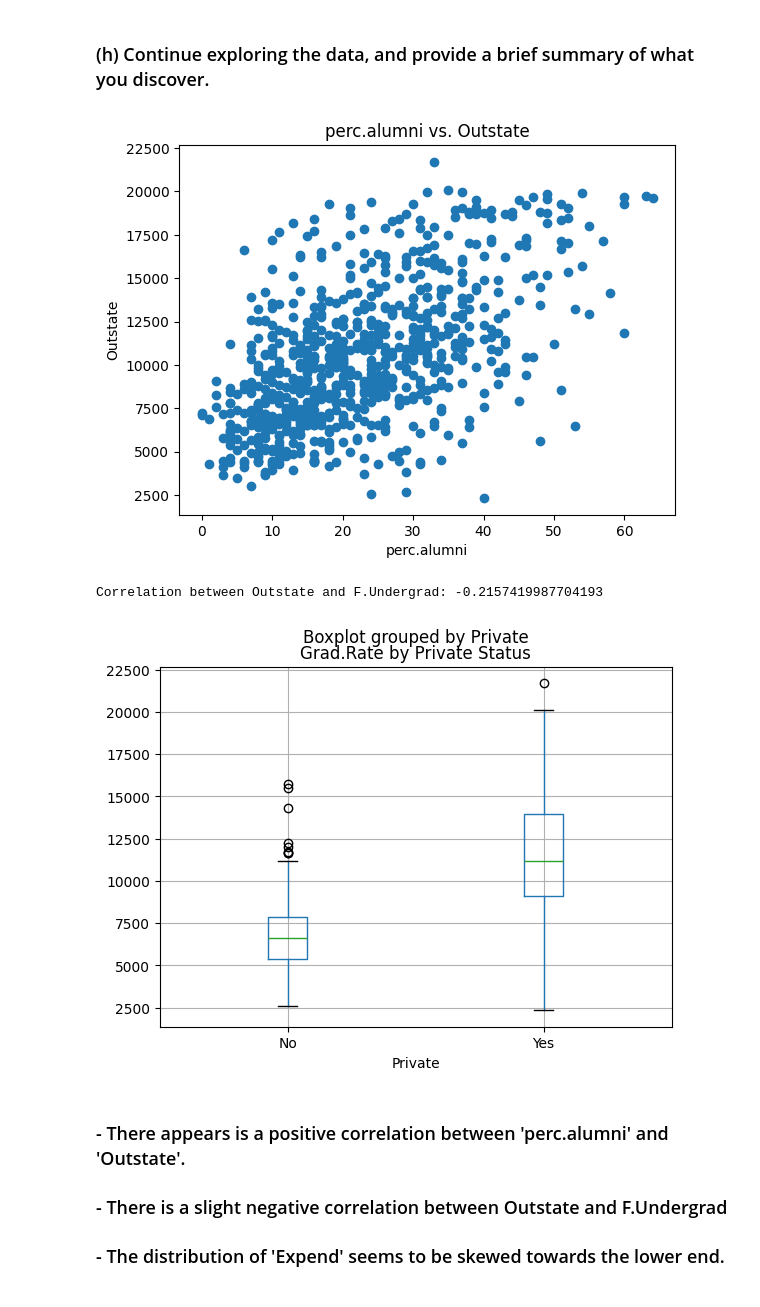
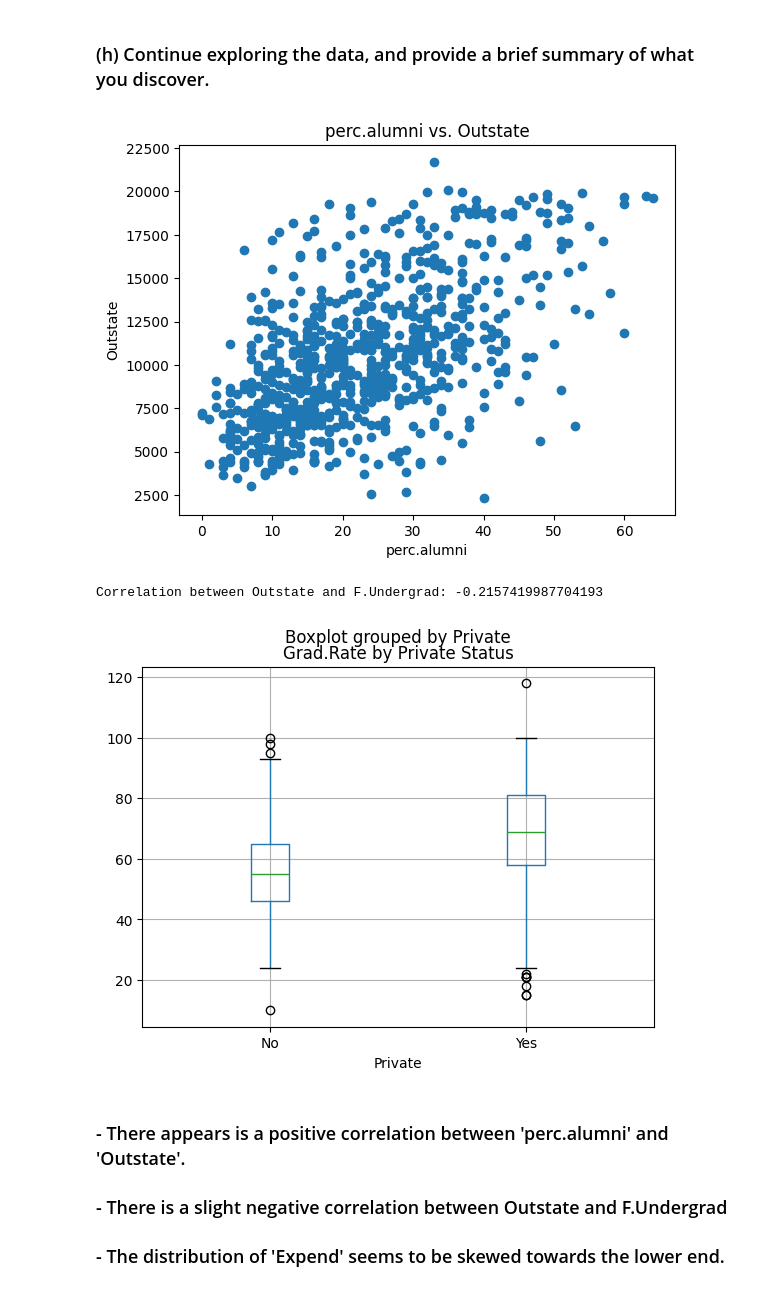
Before and after one commit to HWTeng-Teaching/202409-ML-FinTech, a Jupyter notebook: HW0916/01_Simon/110450024_HW0916_01.ipynb, the cells around one changed output. Saved outputs shown, nothing was run; the diff lists cells and outputs as text; code cells hidden in the pictures.

```diff
--- a/HW0916/01_Simon/110450024_HW0916_01.ipynb
+++ b/HW0916/01_Simon/110450024_HW0916_01.ipynb
@@ -124,24 +124,24 @@ college['Top10perc'].hist(ax=ax[1,1], bins=40)
 # %%
 # Explore the relationship between 'perc.alumni' and 'Outstate'
 plt.scatter(college['perc.alumni'], college['Outstate'])
 plt.xlabel('perc.alumni')
 plt.ylabel('Outstate')
 plt.title('perc.alumni vs. Outstate')
 plt.show()
 
 # Calculate the correlation between 'Outstate' and 'F.Undergrad'
 corr_outstate_funder = college['Outstate'].corr(college['F.Undergrad'])
 print(f"Correlation between Outstate and F.Undergrad: {corr_outstate_funder}")
 
 
 # Investigate the relationship between 'Private' and 'Grad.Rate'
-college.boxplot('Outstate', 'Private')
+college.boxplot('Grad.Rate', 'Private')
 plt.title('Grad.Rate by Private Status')
 plt.show()
 # %% [output]
 [figure]
 Correlation between Outstate and F.Undergrad: -0.2157419987704193
-[figure, old version]
+[figure, new version]
 # %% [markdown]
 ### - There appears is a positive correlation between 'perc.alumni' and 'Outstate'.
 
```
